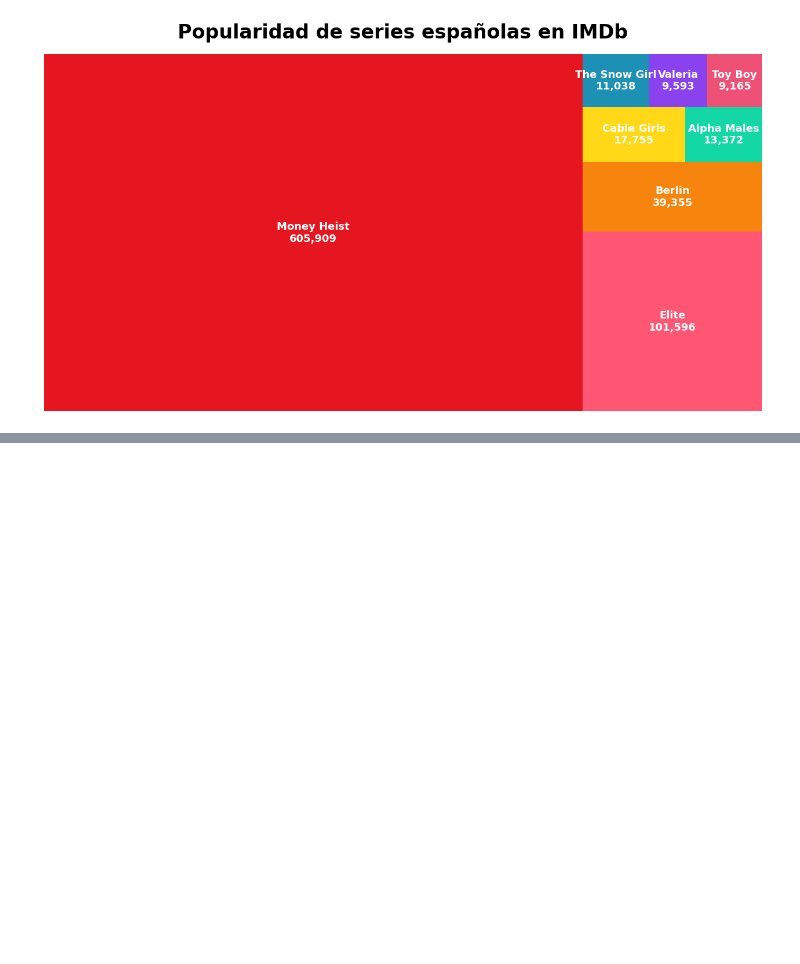
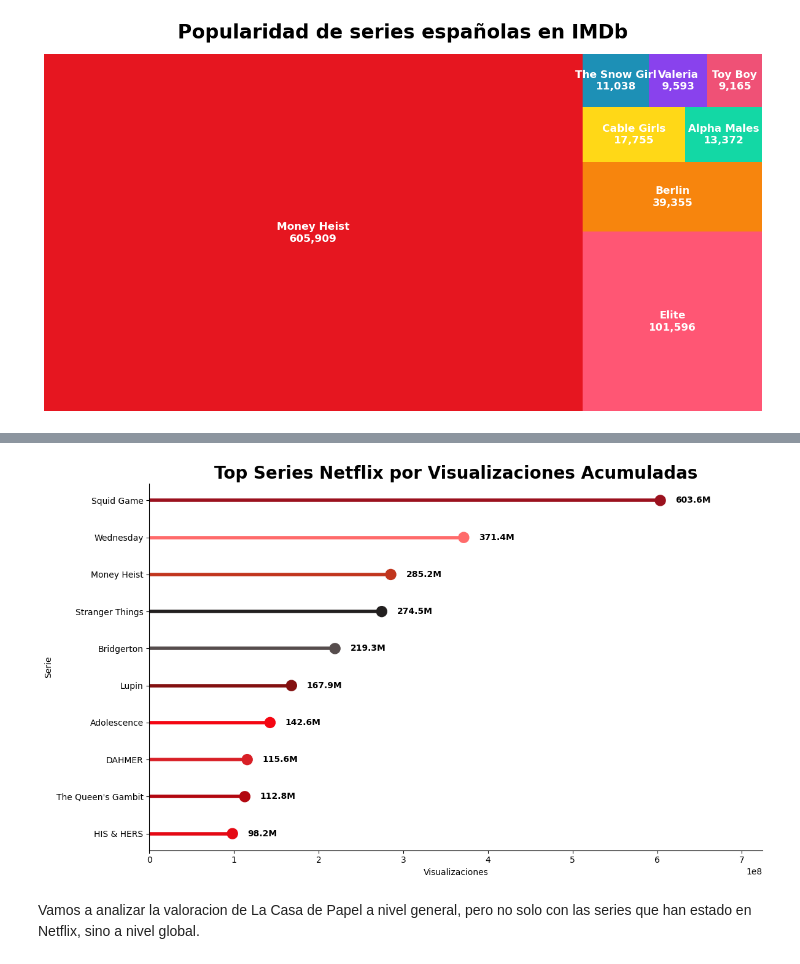
Before and after one commit to alejandro21rg/Eda_la_casa_de_papel, a Jupyter notebook: memoria.ipynb, the cells around one changed output, grey strips where cells are left out. Saved outputs shown, nothing was run; the diff lists cells and outputs as text; code cells hidden in the pictures; blank space fills up the shorter version.

```diff
--- a/memoria.ipynb
+++ b/memoria.ipynb
@@ -1357,0 +1428,2 @@ Pero se quedó ahi, o traspasó mas barreras. Vamos a anilizar las series de hab
+# %%
+tv_general = df_netflix_alltime[df_netflix_alltime["category"].isin(["TV (English)","TV (Non-English)" ])]
@@ -1357,0 +1434,2 @@ Pero se quedó ahi, o traspasó mas barreras. Vamos a anilizar las series de hab
+# %%
+orden_visualizaciones = tv_general.sort_values(by="views_first_91_days", ascending=False)
@@ -1357,0 +1458,9 @@ Pero se quedó ahi, o traspasó mas barreras. Vamos a anilizar las series de hab
+# %%
+df_series = (
+    orden_visualizaciones
+    .groupby("show_title", as_index=False)["views_first_91_days"]
+    .sum()
+    .sort_values(by="views_first_91_days", ascending=False)
+)
+
+df_series.head(10)
@@ -1357,0 +1479,67 @@ Pero se quedó ahi, o traspasó mas barreras. Vamos a anilizar las series de hab
+# %%
+plt.figure(figsize=(12,7))
+
+# Ordenar top 10
+top10 = df_series.head(10).sort_values("views_first_91_days")
+
+# Colores personalizados
+colors = [
+    "#E50914", "#B20710", "#D81F26", "#F40612", "#831010",
+    "#564D4D", "#221F1F", "#C1351D", "#FF6B6B", "#9B111E"
+]
+
+# Líneas
+for i, (value, color) in enumerate(zip(top10["views_first_91_days"], colors)):
+    plt.hlines(
+        y=i,
+        xmin=0,
+        xmax=value,
+        color=color,
+        linewidth=4
+    )
+
+# Puntos
+plt.scatter(
+    top10["views_first_91_days"],
+    range(len(top10)),
+    color=colors,
+    s=150
+)
+
+# Etiquetas eje Y
+plt.yticks(range(len(top10)), top10["show_title"])
+
+# Más espacio a la derecha para que no se corte Squid Game
+max_value = top10["views_first_91_days"].max()
+plt.xlim(0, max_value * 1.20)
+
+# Valores separados de la línea
+for i, value in enumerate(top10["views_first_91_days"]):
+    plt.text(
+        value + max_value * 0.03,
+        i,
+        f'{value/1_000_000:.1f}M',
+        va='center',
+        fontsize=10,
+        fontweight='bold'
+    )
+
+# Título
+plt.title(
+    "Top Series Netflix por Visualizaciones Acumuladas",
+    fontsize=20,
+    fontweight="bold"
+)
+
+plt.xlabel("Visualizaciones")
+plt.ylabel("Serie")
+
+sns.despine()
+
+plt.tight_layout()
+
+plt.show()
+# %% [output]
+[figure, added]
+# %% [markdown]
+Vamos a analizar la valoracion de La Casa de Papel a nivel general, pero no solo con las series que han estado en Netflix, sino a nivel global.
```
Also changed, not shown: parts of 67 cells of this notebook, 14 other files.
